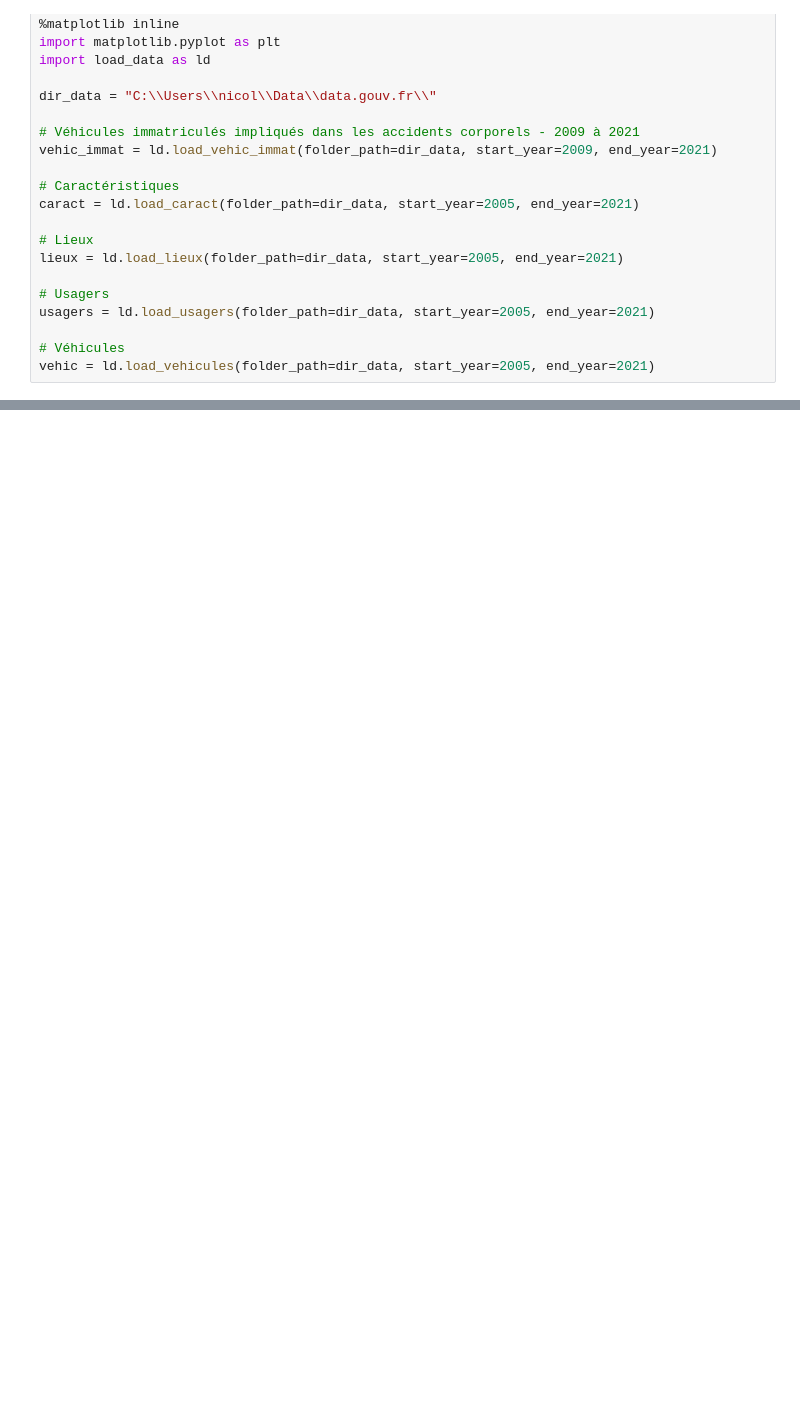
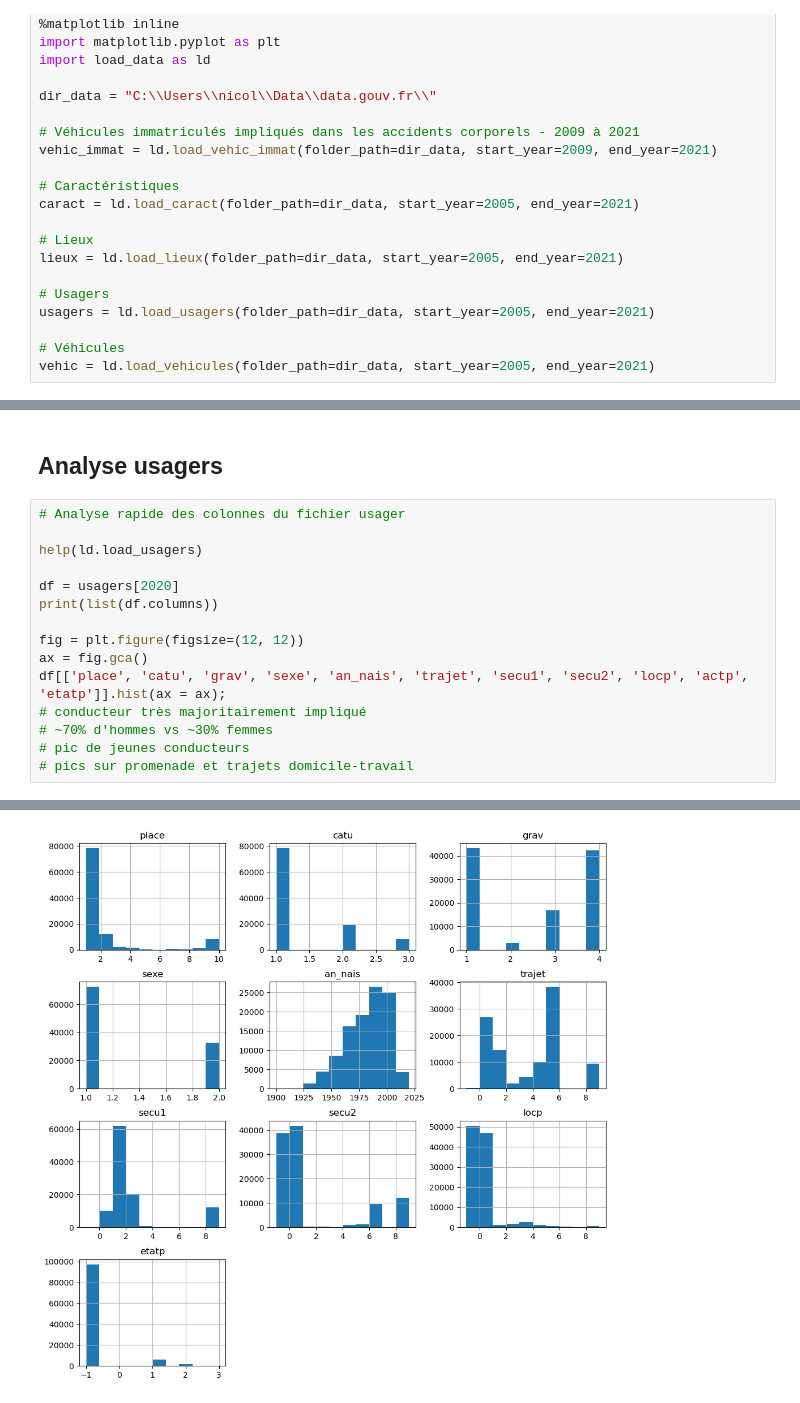
Before and after one commit to nicolascarayon/projet-accidents-routiers, a Jupyter notebook: data_explo_01.ipynb, the cells around one changed output, grey strips where cells are left out. Cells and saved outputs as stored; diff of their text form; blank space fills up the shorter version.

Commit message:
Analyse variables

```diff
--- a/data_explo_01.ipynb
+++ b/data_explo_01.ipynb
@@ -71,0 +53,18 @@ Name: grav, dtype: int64
+# %% [markdown]
+## Analyse usagers
+# %%
+# Analyse rapide des colonnes du fichier usager
+
+help(ld.load_usagers)
+
+df = usagers[2020]
+print(list(df.columns))
+
+fig = plt.figure(figsize=(12, 12))
+ax = fig.gca()
+df[['place', 'catu', 'grav', 'sexe', 'an_nais', 'trajet', 'secu1', 'secu2', 'locp', 'actp', 'etatp']].hist(ax = ax);
+# conducteur très majoritairement impliqué
+# ~70% d'hommes vs ~30% femmes
+# pic de jeunes conducteurs
+# pics sur promenade et trajets domicile-travail
+# %% [output]
@@ -71,0 +88 @@ Name: grav, dtype: int64
+[figure, added]
```
Also changed, not shown: parts of 10 cells of this notebook, 1 other file.
